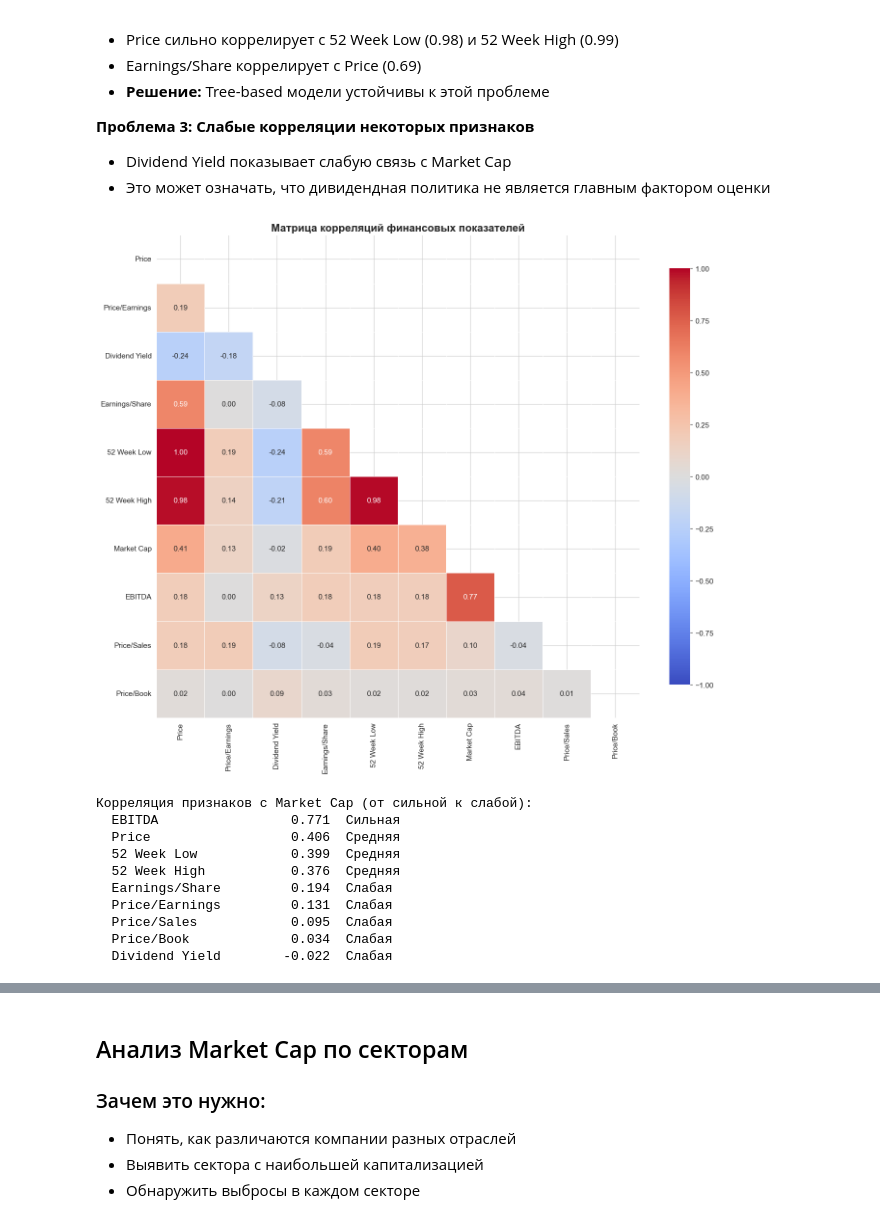
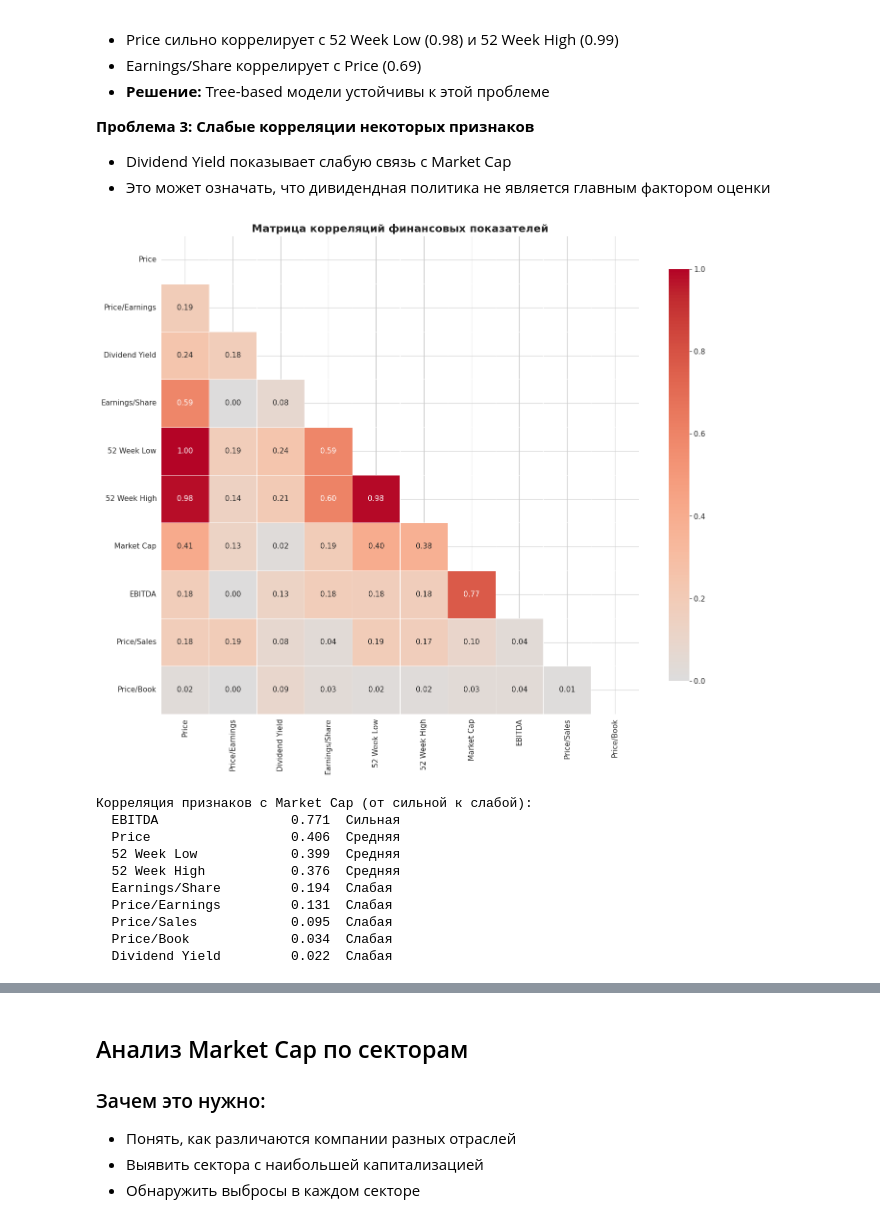
Before and after one commit to BSergey2000/team-dream-case8, a Jupyter notebook: notebooks/company_valuation2.ipynb, the cells around one changed output, grey strips where cells are left out. Drawn from its saved outputs; the diff is of its cells as text; code cells hidden in the pictures.

```diff
--- a/notebooks/company_valuation2.ipynb
+++ b/notebooks/company_valuation2.ipynb
@@ -346,27 +346,27 @@ for i, (sector, count) in enumerate(sector_counts.head().items(), 1):
 # %%
 # Корреляционный анализ
 numeric_df = df.select_dtypes(include=[np.number])
 corr_matrix = numeric_df.corr()
 
 # Матрица корреляций
 plt.figure(figsize=(14, 12))
 mask = np.triu(np.ones_like(corr_matrix, dtype=bool))
-sns.heatmap(corr_matrix, mask=mask, annot=True, cmap='coolwarm',
-            center=0, vmin=-1, vmax=1, fmt='.2f',
+sns.heatmap(abs(corr_matrix), mask=mask, annot=True, cmap='coolwarm',
+            center=0, vmin=0, vmax=1, fmt='.2f',
             square=True, linewidths=0.5, cbar_kws={'shrink': 0.8})
 plt.title('Матрица корреляций финансовых показателей', fontsize=16, fontweight='bold')
 plt.tight_layout()
 plt.show()
 
 # Топ корреляций с Market Cap
 print("\nКорреляция признаков с Market Cap (от сильной к слабой):")
 correlation_with_target = corr_matrix['Market Cap'].sort_values(ascending=False)
 for feature, corr in correlation_with_target.items():
     if feature != 'Market Cap':
         strength = "Сильная" if abs(corr) > 0.7 else "Средняя" if abs(corr) > 0.3 else "Слабая"
-        print(f"  {feature:20} {corr:7.3f}  {strength}")
+        print(f"  {feature:20} {abs(corr):7.3f}  {strength}")
 # %% [output]
-[figure, old version]
+[figure, new version]
 Корреляция признаков с Market Cap (от сильной к слабой):
   EBITDA                 0.771  Сильная
   Price                  0.406  Средняя
@@ -376,7 +376,7 @@ for feature, corr in correlation_with_target.items():
   Price/Earnings         0.131  Слабая
   Price/Sales            0.095  Слабая
   Price/Book             0.034  Слабая
-  Dividend Yield        -0.022  Слабая
+  Dividend Yield         0.022  Слабая
 # %%
 # Визуализация топ-10 корреляций с Market Cap
 top_corr = correlation_with_target.drop('Market Cap').head(10)
```
Also changed, not shown: parts of 15 cells of this notebook.
